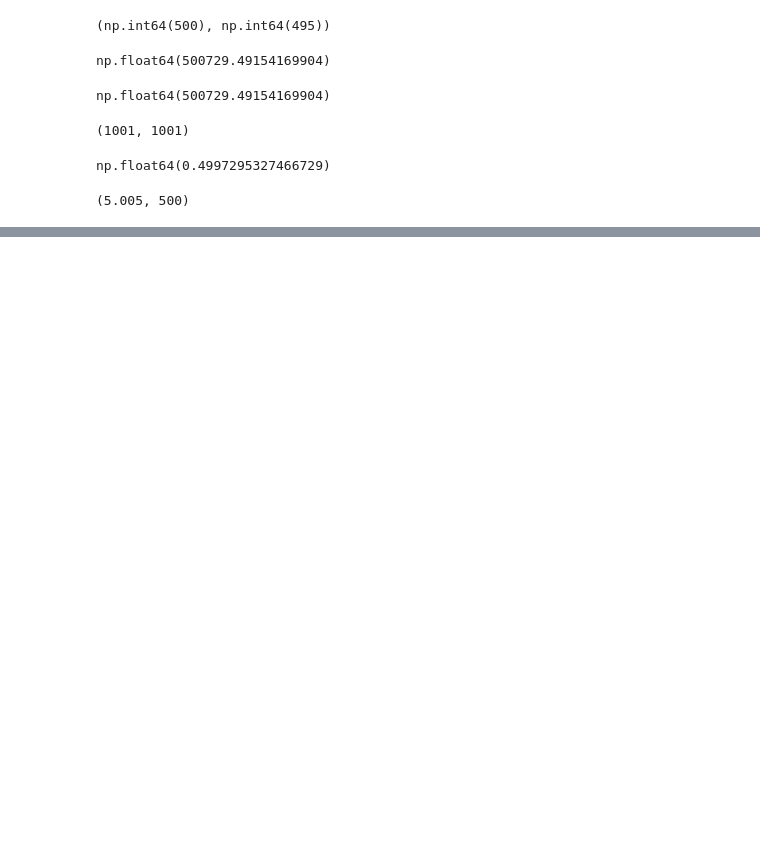
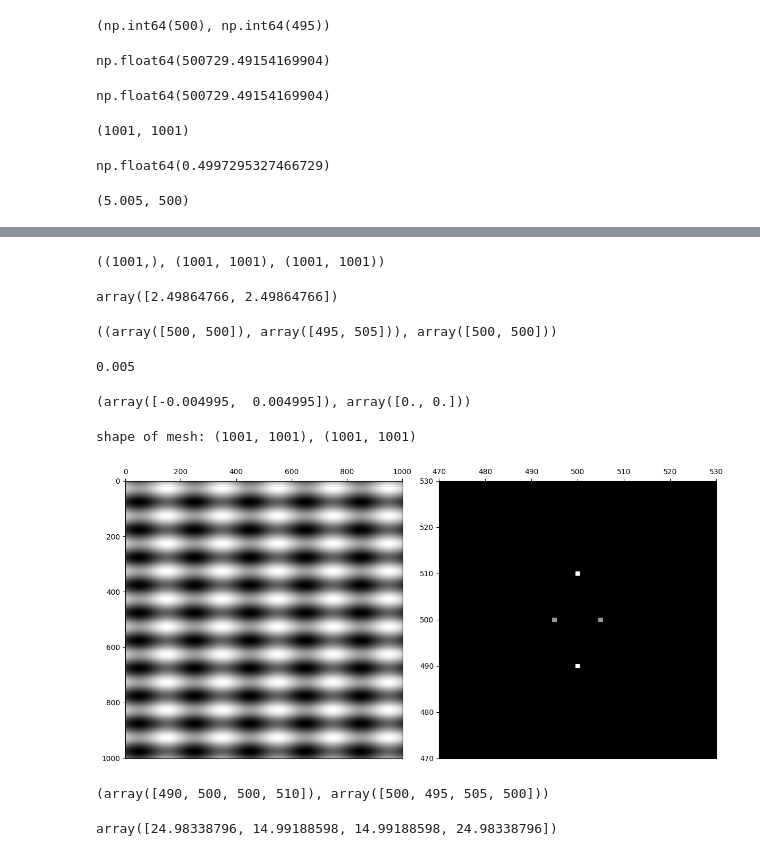
Before and after one commit to seafoodfry/ml-workspace, a Jupyter notebook: gpu-sandbox/vision/006-fourier.ipynb, the cells around one changed output, grey strips where cells are left out. Drawn from its saved outputs; the diff is of its cells as text; code cells hidden in the pictures; blank space fills up the shorter version.

```diff
--- a/gpu-sandbox/vision/006-fourier.ipynb
+++ b/gpu-sandbox/vision/006-fourier.ipynb
@@ -443,0 +518,4 @@ peak_distance, center
+# %%
+_x.shape, X.shape, Y.shape
+# %% [output]
+((1001,), (1001, 1001), (1001, 1001))
@@ -443,0 +536,73 @@ peak_distance, center
+# %%
+# Amplitudes:
+norm_fft_magnitudes[peak_indices]
+# %% [output]
+array([2.49864766, 2.49864766])
+# %%
+peak_indices, peak_indices[0]
+# %% [output]
+((array([500, 500]), array([495, 505])), array([500, 500]))
+# %%
+# Frequency is 1/\lambda.
+1/wavelength
+# %% [output]
+0.005
+# %%
+freq_x[peak_indices[1]], freq_y[peak_indices[0]]
+# %% [output]
+(array([-0.004995,  0.004995]), array([0., 0.]))
+# %%
+#width = 1001
+#height = 1001
+wavelength = 200
+angle = np.deg2rad(0)
+
+_x = np.arange(-500, 501, 1)
+X, Y = np.meshgrid(_x, _x)
+grating = 30 * np.sin(
+    (2 * np.pi * (X * np.cos(angle) + Y * np.sin(angle)) / wavelength)
+    + (0*np.pi)
+) + 50 * np.sin(
+    (2 * np.pi * (X * np.cos(np.deg2rad(90)) + Y * np.sin(np.deg2rad(90))) / 100)
+    + (0*np.pi)
+)
+print(f'shape of mesh: {X.shape}, {Y.shape}')
+
+# Since the mesh ranges from - somenumber to + somenumber,
+# we need to do a quadrant shift that will put the zeros on the top-left side (ifftshift) first.
+# Then, we do the normal shift after the fft.
+ft = np.fft.ifftshift(grating)
+ft = np.fft.fft2(ft)
+ft = np.fft.fftshift(ft)
+
+fig, (ax1, ax2) = plt.subplots(1, 2, figsize=(12, 13))
+
+ax1.imshow(grating, cmap='gray')
+ax1.tick_params(axis='x', top=True, labeltop=True, bottom=False, labelbottom=False)
+
+ax2.imshow(np.abs(ft), cmap='gray')
+ax2.tick_params(axis='x', top=True, labeltop=True, bottom=False, labelbottom=False)
+ax2.set_xlim([470, 530])
+ax2.set_ylim([470, 530])
+#ax2.set_xlim([-10, 8])
+#ax2.set_ylim([-10, 8])
+
+plt.tight_layout()
+plt.show()
+# %% [output]
+shape of mesh: (1001, 1001), (1001, 1001)
+[figure, added]
+# %%
+norm_fft_magnitudes = np.abs(ft) / np.square(_x.size)
+
+_threshold = 1
+peak_mask = norm_fft_magnitudes > _threshold
+peak_indices = np.where(peak_mask)
+peak_indices
+# %% [output]
+(array([490, 500, 500, 510]), array([500, 495, 505, 500]))
+# %%
+# Amplitudes:
+norm_fft_magnitudes[peak_indices]
+# %% [output]
+array([24.98338796, 14.99188598, 14.99188598, 24.98338796])
```
Also changed, not shown: parts of 21 cells of this notebook, 3 other files.
